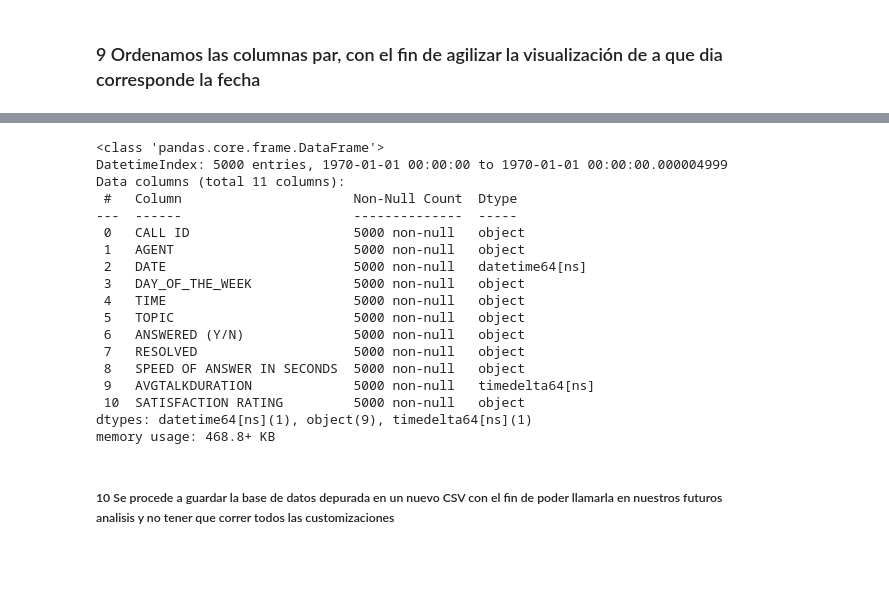
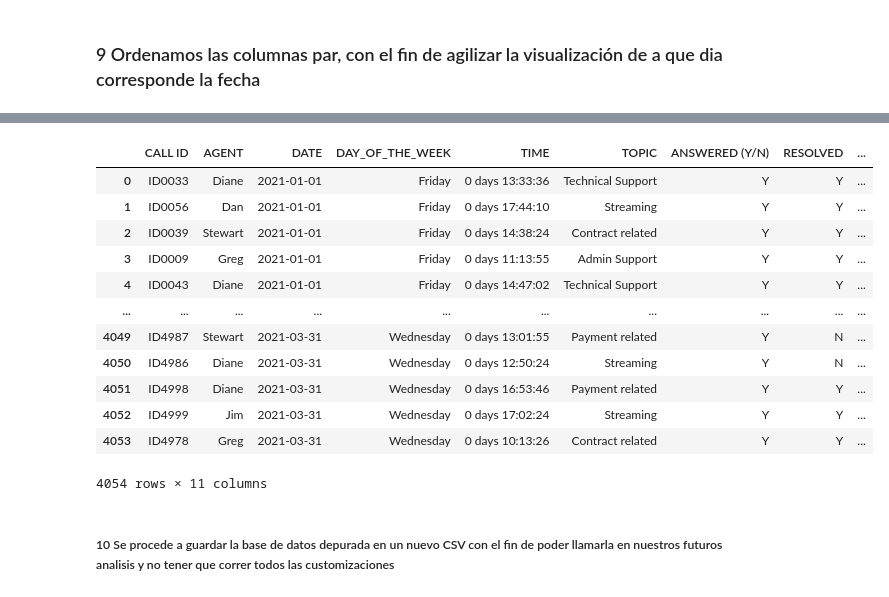
Before and after one commit to PABLOXAVIERMENDEZ/Proyecto_EDA_Pablo_Mendez, a Jupyter notebook: 3 - Set Up BBDD.ipynb, the cells around one changed output, grey strips where cells are left out. Cells and saved outputs as stored; diff of their text form; code cells hidden in the pictures; blank space fills up the shorter version.

```diff
--- a/3 - Set Up BBDD.ipynb
+++ b/3 - Set Up BBDD.ipynb
@@ -390,9 +353,9 @@ detalle_de_valores_unicos
 # %% [markdown]
 #### Analizamos absurdos en la columna TIME con el fin de visualizar si existe alguna llamada fuera del horario de atención
 # %%
-bbdd.index = pd.to_datetime(bbdd.index)
+bbdd_Y.index = pd.to_datetime(bbdd_Y.index)
 
-Absurdos_TIME = bbdd['TIME'].between_time('18:00:00', '23:59:00') | (bbdd['TIME'].between_time('00:00:00', '09:00:00'))
+Absurdos_TIME = bbdd_Y['TIME'].between_time('18:00:00', '23:59:00') | (bbdd_Y['TIME'].between_time('00:00:00', '09:00:00'))
 print(Absurdos_TIME)
 # %% [output]
 INDEX
@@ -411,8 +374,8 @@ Name: TIME, Length: 5000, dtype: bool
 # %%
-bbdd.reset_index(drop=True, inplace=True)
+bbdd_Y.reset_index(drop=True, inplace=True)
 # %% [markdown]
 ###  9 Ordenamos las columnas par, con el fin de agilizar la visualización de a que dia corresponde la fecha
 # %%
-bbdd = bbdd[['CALL ID', 'AGENT', 'DATE','DAY_OF_THE_WEEK', 'TIME', 'TOPIC', 'ANSWERED (Y/N)',
+bbdd_Y = bbdd_Y[['CALL ID', 'AGENT', 'DATE','DAY_OF_THE_WEEK', 'TIME', 'TOPIC', 'ANSWERED (Y/N)',
        'RESOLVED', 'SPEED OF ANSWER IN SECONDS', 'AVGTALKDURATION',
        'SATISFACTION RATING']]
@@ -435,21 +381,0 @@ bbdd
-# %%
-bbdd.info()
-# %% [output]
-<class 'pandas.core.frame.DataFrame'>
-DatetimeIndex: 5000 entries, 1970-01-01 00:00:00 to 1970-01-01 00:00:00.000004999
-Data columns (total 11 columns):
- #   Column                      Non-Null Count  Dtype
----  ------                      --------------  -----
- 0   CALL ID                     5000 non-null   object
- 1   AGENT                       5000 non-null   object
- 2   DATE                        5000 non-null   datetime64[ns]
- 3   DAY_OF_THE_WEEK             5000 non-null   object
- 4   TIME                        5000 non-null   object
- 5   TOPIC                       5000 non-null   object
- 6   ANSWERED (Y/N)              5000 non-null   object
- 7   RESOLVED                    5000 non-null   object
- 8   SPEED OF ANSWER IN SECONDS  5000 non-null   object
- 9   AVGTALKDURATION             5000 non-null   timedelta64[ns]
- 10  SATISFACTION RATING         5000 non-null   object
-dtypes: datetime64[ns](1), object(9), timedelta64[ns](1)
-memory usage: 468.8+ KB
@@ -456,3 +386,19 @@ memory usage: 468.8+ KB
+# %%
+bbdd_Y
+# %% [output]
+|  | CALL ID | AGENT | DATE | DAY_OF_THE_WEEK | TIME | TOPIC | ANSWERED (Y/N) | RESOLVED | ... |
+| 0 | ID0033 | Diane | 2021-01-01 | Friday | 0 days 13:33:36 | Technical Support | Y | Y | ... |
+| 1 | ID0056 | Dan | 2021-01-01 | Friday | 0 days 17:44:10 | Streaming | Y | Y | ... |
+| 2 | ID0039 | Stewart | 2021-01-01 | Friday | 0 days 14:38:24 | Contract related | Y | Y | ... |
+| 3 | ID0009 | Greg | 2021-01-01 | Friday | 0 days 11:13:55 | Admin Support | Y | Y | ... |
+| 4 | ID0043 | Diane | 2021-01-01 | Friday | 0 days 14:47:02 | Technical Support | Y | Y | ... |
+| ... | ... | ... | ... | ... | ... | ... | ... | ... | ... |
+| 4049 | ID4987 | Stewart | 2021-03-31 | Wednesday | 0 days 13:01:55 | Payment related | Y | N | ... |
+| 4050 | ID4986 | Diane | 2021-03-31 | Wednesday | 0 days 12:50:24 | Streaming | Y | N | ... |
+| 4051 | ID4998 | Diane | 2021-03-31 | Wednesday | 0 days 16:53:46 | Payment related | Y | Y | ... |
+| 4052 | ID4999 | Jim | 2021-03-31 | Wednesday | 0 days 17:02:24 | Streaming | Y | Y | ... |
+| 4053 | ID4978 | Greg | 2021-03-31 | Wednesday | 0 days 10:13:26 | Contract related | Y | Y | ... |
+4054 rows × 11 columns
 # %% [markdown]
 ##### 10 Se procede a guardar la base de datos depurada en un nuevo CSV con el fin de poder llamarla en nuestros futuros analisis y no tener que correr todos las customizaciones
 # %%
```
Also changed, not shown: parts of 29 cells of this notebook, 1 other file.
